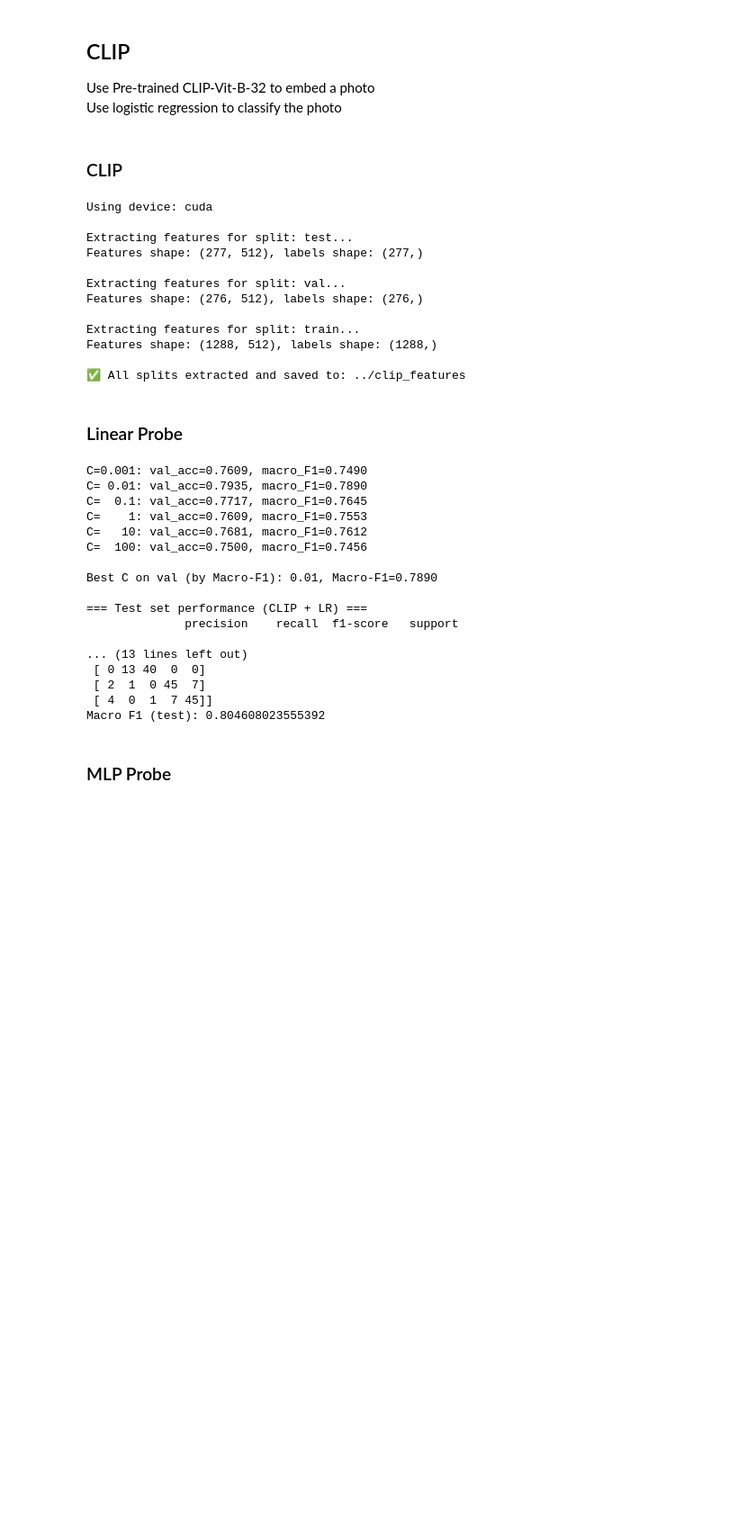
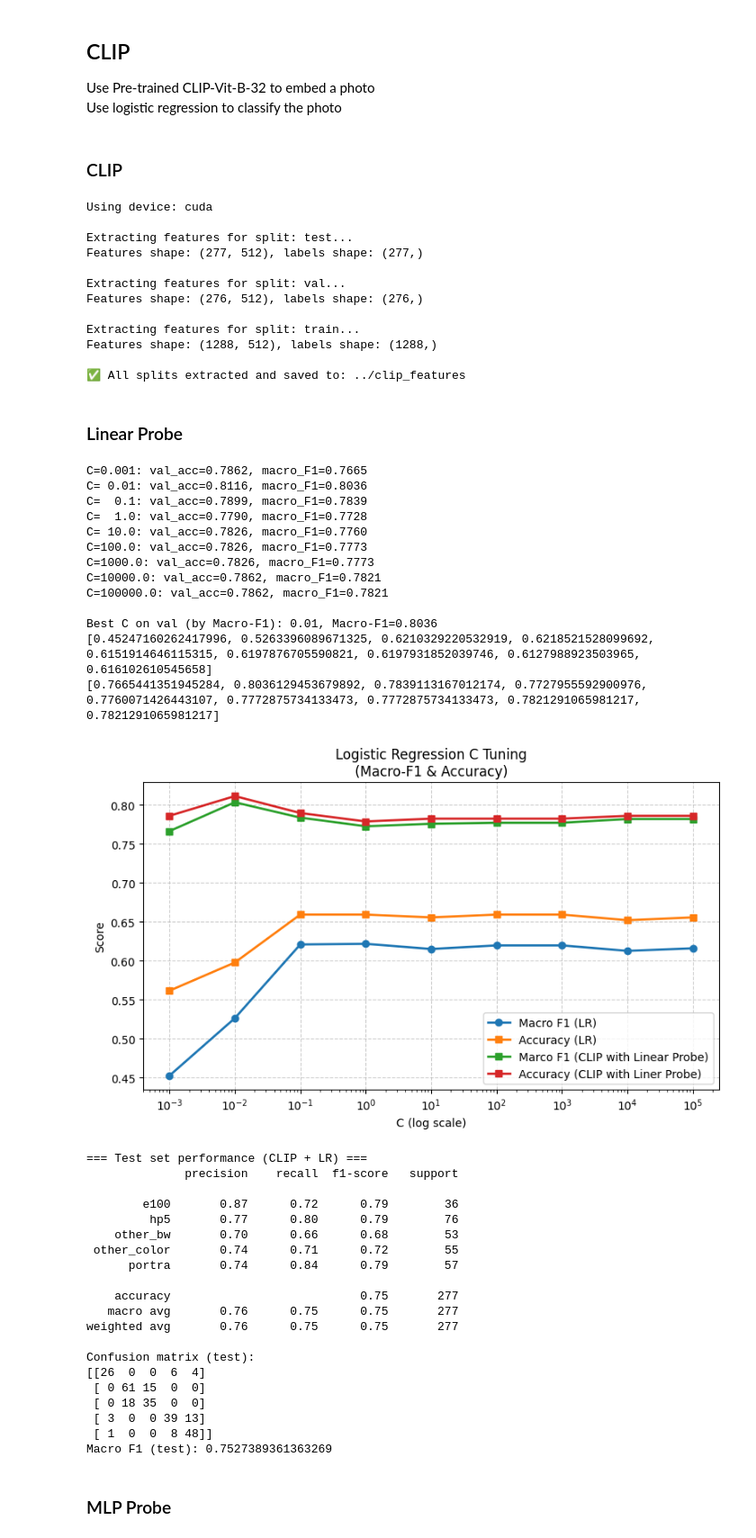
Before and after one commit to Longweizh/filmGuru, a Jupyter notebook: src/src_film.ipynb, the cells around one changed output. Shown at 90% size. Cells and saved outputs as stored; diff of their text form; code cells hidden in the pictures; blank space fills up the shorter version.

```diff
--- a/src/src_film.ipynb
+++ b/src/src_film.ipynb
@@ -444,6 +444,9 @@ Features shape: (1288, 512), labels shape: (1288,)
 # %% [markdown]
 ### Linear Probe
 # %%
+from sklearn.metrics import classification_report, confusion_matrix, f1_score, accuracy_score
+from matplotlib import pyplot as plt
+
 FEATURE = Path("../clip_features")
 
 def load_split(name: str):
@@ -462,9 +465,11 @@ X_val_sc   = scaler.transform(X_val)
 X_test_sc  = scaler.transform(X_test)
 
 
-Cs = [0.001, 0.01, 0.1, 1, 10, 100]
+#Cs = [0.001, 0.01, 0.1, 1, 10, 100,1000,10000,100000]
 best_C = None
 best_macro_f1 = -1
+clip_acc_list = []
+clip_f1_list = []
 
 for C in Cs:
     clf = LogisticRegression(
@@ -479,52 +484,90 @@ for C in Cs:
     macro_f1 = f1_score(y_val, y_val_pred, average="macro")
     acc = clf.score(X_val_sc, y_val)
     print(f"C={C:>5}: val_acc={acc:.4f}, macro_F1={macro_f1:.4f}")
+    clip_acc_list.append(acc)
+    clip_f1_list.append(macro_f1)
 
     if macro_f1 > best_macro_f1:
         best_macro_f1 = macro_f1
         best_C = C
 
 print(f"\nBest C on val (by Macro-F1): {best_C}, Macro-F1={best_macro_f1:.4f}")
 
+# ----------- Plot ------------
+print(macro_f1_list)
+print(clip_f1_list)
+plt.figure(figsize=(8, 5))
+plt.plot(Cs, macro_f1_list, marker='o', label="Macro F1 (LR)", linewidth=2)
+plt.plot(Cs, acc_list, marker='s', label="Accuracy (LR)", linewidth=2)
+plt.plot(Cs, clip_f1_list, marker='s', label="Marco F1 (CLIP with Linear Probe)", linewidth=2)
+plt.plot(Cs, clip_acc_list, marker='s', label="Accuracy (CLIP with Liner Probe)", linewidth=2)
+
+plt.xscale("log")
+
+plt.xlabel("C (log scale)")
+plt.ylabel("Score")
+plt.title("Logistic Regression C Tuning\n(Macro-F1 & Accuracy)")
+plt.grid(True, linestyle="--", alpha=0.6)
+plt.legend()
+
+plt.tight_layout()
+plt.show()
 
 X_trainval = np.concatenate([X_train_sc, X_val_sc], axis=0)
 y_trainval = np.concatenate([y_train, y_val], axis=0)
 
 final_clf = LogisticRegression(
         C=best_C,
         max_iter=2000,
         solver="lbfgs",
         n_jobs=-1,
     )
 final_clf.fit(X_trainval, y_trainval)
 
 y_test_pred = final_clf.predict(X_test_sc)
 
 print("\n=== Test set performance (CLIP + LR) ===")
 print(classification_report(y_test, y_test_pred))
 print("Confusion matrix (test):")
 print(confusion_matrix(y_test, y_test_pred))
 
 macro_f1_test = f1_score(y_test, y_test_pred, average="macro")
 print("Macro F1 (test):", macro_f1_test)
 # %% [output]
-C=0.001: val_acc=0.7609, macro_F1=0.7490
-C= 0.01: val_acc=0.7935, macro_F1=0.7890
-C=  0.1: val_acc=0.7717, macro_F1=0.7645
-C=    1: val_acc=0.7609, macro_F1=0.7553
-C=   10: val_acc=0.7681, macro_F1=0.7612
-C=  100: val_acc=0.7500, macro_F1=0.7456
+C=0.001: val_acc=0.7862, macro_F1=0.7665
+C= 0.01: val_acc=0.8116, macro_F1=0.8036
+C=  0.1: val_acc=0.7899, macro_F1=0.7839
+C=  1.0: val_acc=0.7790, macro_F1=0.7728
+C= 10.0: val_acc=0.7826, macro_F1=0.7760
+C=100.0: val_acc=0.7826, macro_F1=0.7773
+C=1000.0: val_acc=0.7826, macro_F1=0.7773
+C=10000.0: val_acc=0.7862, macro_F1=0.7821
+C=100000.0: val_acc=0.7862, macro_F1=0.7821
 
-Best C on val (by Macro-F1): 0.01, Macro-F1=0.7890
-
-=== Test set performance (CLIP + LR) ===
-              precision    recall  f1-score   support
-
-... (13 lines left out)
- [ 0 13 40  0  0]
- [ 2  1  0 45  7]
- [ 4  0  1  7 45]]
-Macro F1 (test): 0.804608023555392
+Best C on val (by Macro-F1): 0.01, Macro-F1=0.8036
+[0.45247160262417996, 0.5263396089671325, 0.6210329220532919, 0.6218521528099692, 0.6151914646115315, 0.6197876705590821, 0.6197931852039746, 0.6127988923503965, 0.616102610545658]
+[0.7665441351945284, 0.8036129453679892, 0.7839113167012174, 0.7727955592900976, 0.7760071426443107, 0.7772875734133473, 0.7772875734133473, 0.7821291065981217, 0.7821291065981217]
+[figure, added]
+=== Test set performance (CLIP + LR) ===
+              precision    recall  f1-score   support
+
+        e100       0.87      0.72      0.79        36
+         hp5       0.77      0.80      0.79        76
+    other_bw       0.70      0.66      0.68        53
+ other_color       0.74      0.71      0.72        55
+      portra       0.74      0.84      0.79        57
+
+    accuracy                           0.75       277
+   macro avg       0.76      0.75      0.75       277
+weighted avg       0.76      0.75      0.75       277
+
+Confusion matrix (test):
+[[26  0  0  6  4]
+ [ 0 61 15  0  0]
+ [ 0 18 35  0  0]
+ [ 3  0  0 39 13]
+ [ 1  0  0  8 48]]
+Macro F1 (test): 0.7527389361363269
 # %% [markdown]
 ### MLP Probe
 # %%
```
Also changed, not shown: parts of 6 cells of this notebook, 6 other files.
